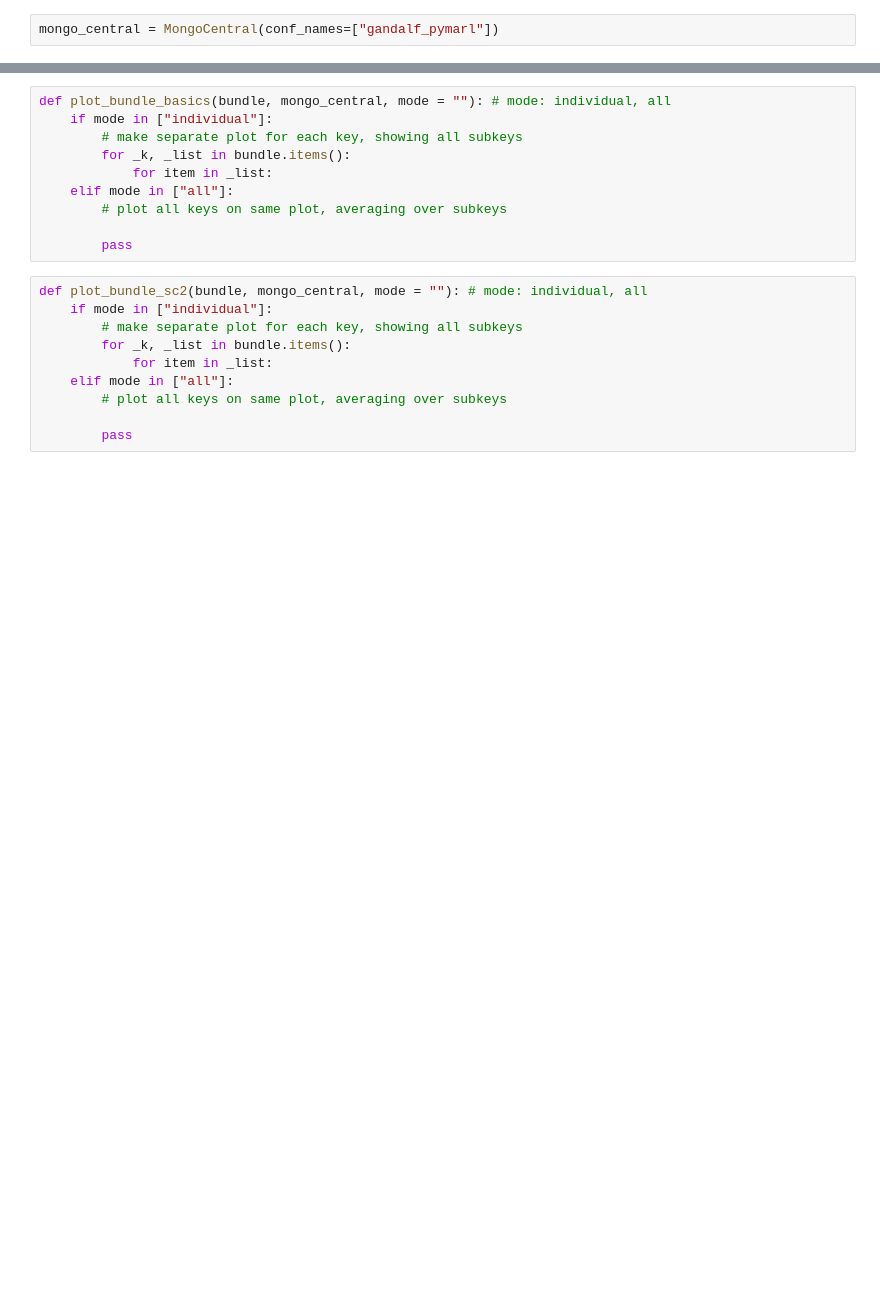
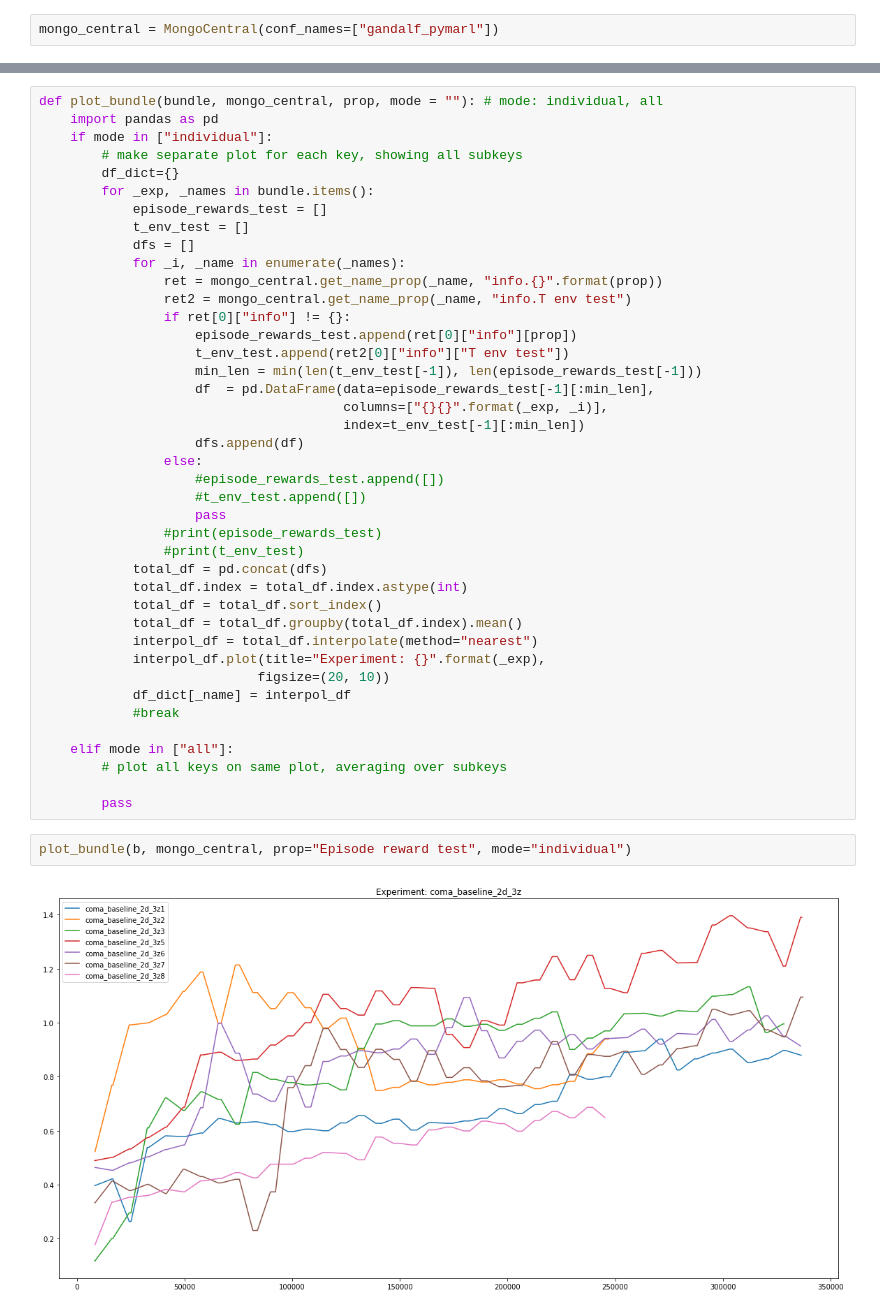
Before and after one commit to benellis3/mappo, a Jupyter notebook: analysis/coma_baselines/Analysis1.ipynb, the cells around one changed output, grey strips where cells are left out. Saved outputs shown, nothing was run; the diff lists cells and outputs as text; blank space fills up the shorter version.

Commit message:
added plotting scripts

```diff
--- a/analysis/coma_baselines/Analysis1.ipynb
+++ b/analysis/coma_baselines/Analysis1.ipynb
@@ -83,20 +93,45 @@ Done Loading...
-# %%
-def plot_bundle_basics(bundle, mongo_central, mode = ""): # mode: individual, all
-    if mode in ["individual"]:
-        # make separate plot for each key, showing all subkeys
-        for _k, _list in bundle.items():
-            for item in _list:
-    elif mode in ["all"]:
-        # plot all keys on same plot, averaging over subkeys
-
-        pass
-# %%
-def plot_bundle_sc2(bundle, mongo_central, mode = ""): # mode: individual, all
-    if mode in ["individual"]:
-        # make separate plot for each key, showing all subkeys
-        for _k, _list in bundle.items():
-            for item in _list:
-    elif mode in ["all"]:
-        # plot all keys on same plot, averaging over subkeys
-
-        pass
+# %%
+def plot_bundle(bundle, mongo_central, prop, mode = ""): # mode: individual, all
+    import pandas as pd
+    if mode in ["individual"]:
+        # make separate plot for each key, showing all subkeys
+        df_dict={}
+        for _exp, _names in bundle.items():
+            episode_rewards_test = []
+            t_env_test = []
+            dfs = []
+            for _i, _name in enumerate(_names):
+                ret = mongo_central.get_name_prop(_name, "info.{}".format(prop))
+                ret2 = mongo_central.get_name_prop(_name, "info.T env test")
+                if ret[0]["info"] != {}:
+                    episode_rewards_test.append(ret[0]["info"][prop])
+                    t_env_test.append(ret2[0]["info"]["T env test"])
+                    min_len = min(len(t_env_test[-1]), len(episode_rewards_test[-1]))
+                    df  = pd.DataFrame(data=episode_rewards_test[-1][:min_len],
+                                       columns=["{}{}".format(_exp, _i)],
+                                       index=t_env_test[-1][:min_len])
+                    dfs.append(df)
+                else:
+                    #episode_rewards_test.append([])
+                    #t_env_test.append([])
+                    pass
+                #print(episode_rewards_test)
+                #print(t_env_test)
+            total_df = pd.concat(dfs)
+            total_df.index = total_df.index.astype(int)
+            total_df = total_df.sort_index()
+            total_df = total_df.groupby(total_df.index).mean()
+            interpol_df = total_df.interpolate(method="nearest")
+            interpol_df.plot(title="Experiment: {}".format(_exp),
+                            figsize=(20, 10))
+            df_dict[_name] = interpol_df
+            #break
+
+    elif mode in ["all"]:
+        # plot all keys on same plot, averaging over subkeys
+
+        pass
+# %%
+plot_bundle(b, mongo_central, prop="Episode reward test", mode="individual")
+# %% [output]
+[figure, added]
```
Also changed, not shown: parts of 6 cells of this notebook.
